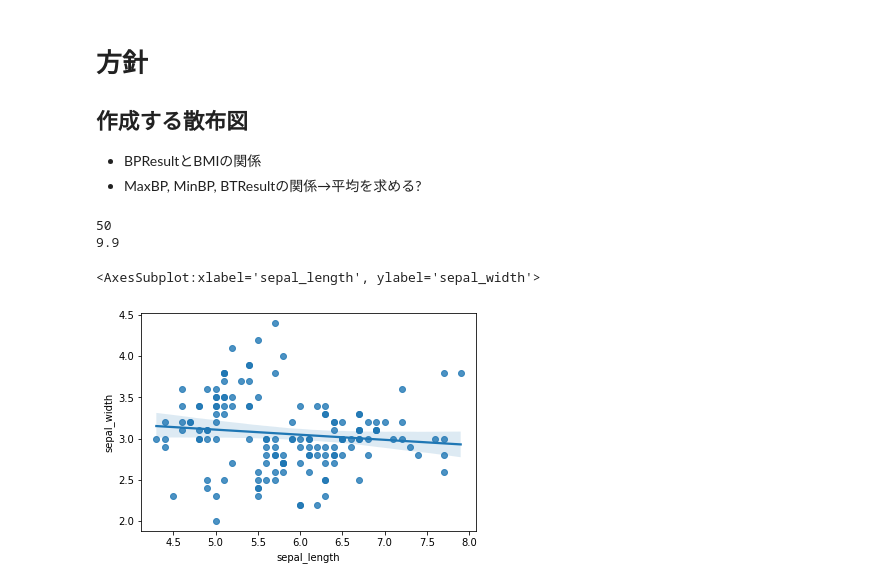
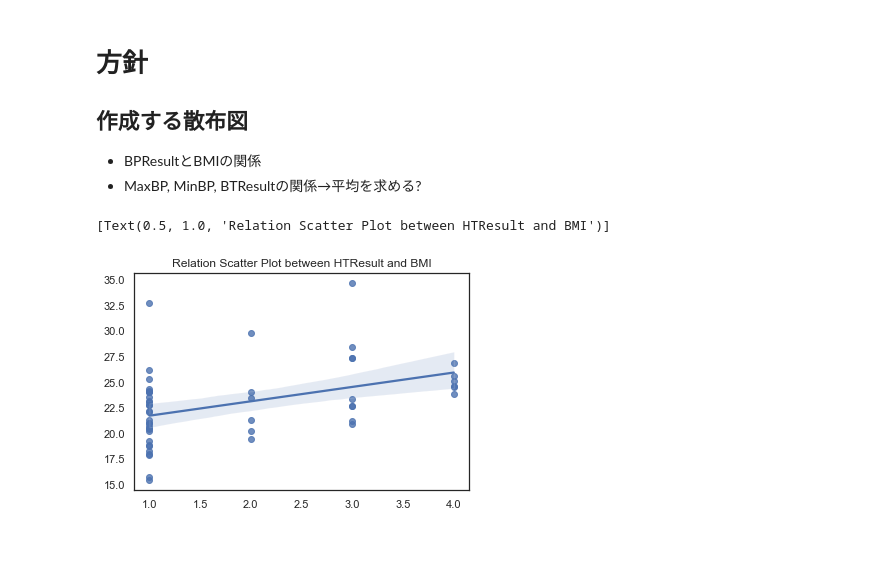
Before and after one commit to shion1305/2021_Probability_Statistics_Final, a Jupyter notebook: Analysis1.ipynb, the cells around one changed output. Drawn from its saved outputs; the diff is of its cells as text; code cells hidden in the pictures; blank space fills up the shorter version.

```diff
--- a/Analysis1.ipynb
+++ b/Analysis1.ipynb
@@ -15,6 +15,7 @@
 | 8 | HTResult | 1.Normal 2.Needs Observation 3.Needs Advice 4.Doctor Consultation required |
 | 9 | BMI | Weight/(Height)^2 |
 # %%
+import numpy as np
 import csv
 import pprint
 
@@ -32,6 +33,7 @@ with open("data_original.csv", "r") as f:
         d.append(d[4] / pow(d[3], 2) * pow(10, 4))
         data.append(d)
 pprint.pprint(data[:5])
+npData = np.array(data)
 # %% [output]
 [[1, 0, 53, 167, 75, 144, 80, 4, 4, 26.89232313815483],
  [2, 1, 55, 153, 64, 143, 110, 4, 3, 27.33991199965825],
@@ -43,22 +53,12 @@ pprint.pprint(data[:5])
 ## 作成する散布図
 - BPResultとBMIの関係
 - MaxBP, MinBP, BTResultの関係→平均を求める?
-# %%
-from statistics import mean, median, variance, stdev
-
-print(len(data))
-print(data[2])
-# %% [output]
-50
-9.9
 # %%
-# library & dataset
 import seaborn as sns
 
-df = sns.load_dataset('iris')
-
 # use the function regplot to make a scatterplot
-sns.regplot(x=df["sepal_length"], y=df["sepal_width"])
+p = sns.regplot(x=npData[:, 8], y=npData[:, 9])
+p.set(title="Relation Scatter Plot between HTResult and BMI")
 # %% [output]
-<AxesSubplot:xlabel='sepal_length', ylabel='sepal_width'>
+[Text(0.5, 1.0, 'Relation Scatter Plot between HTResult and BMI')]
-[figure, old version]
+[figure, new version]
```
Also changed, not shown: parts of 11 cells of this notebook, 1 other file.
